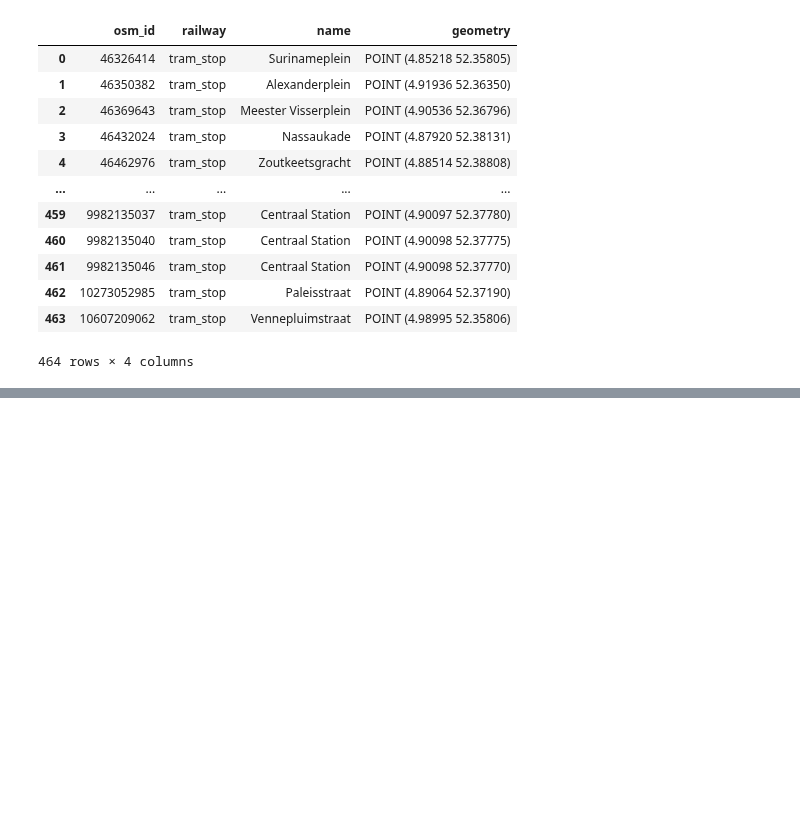
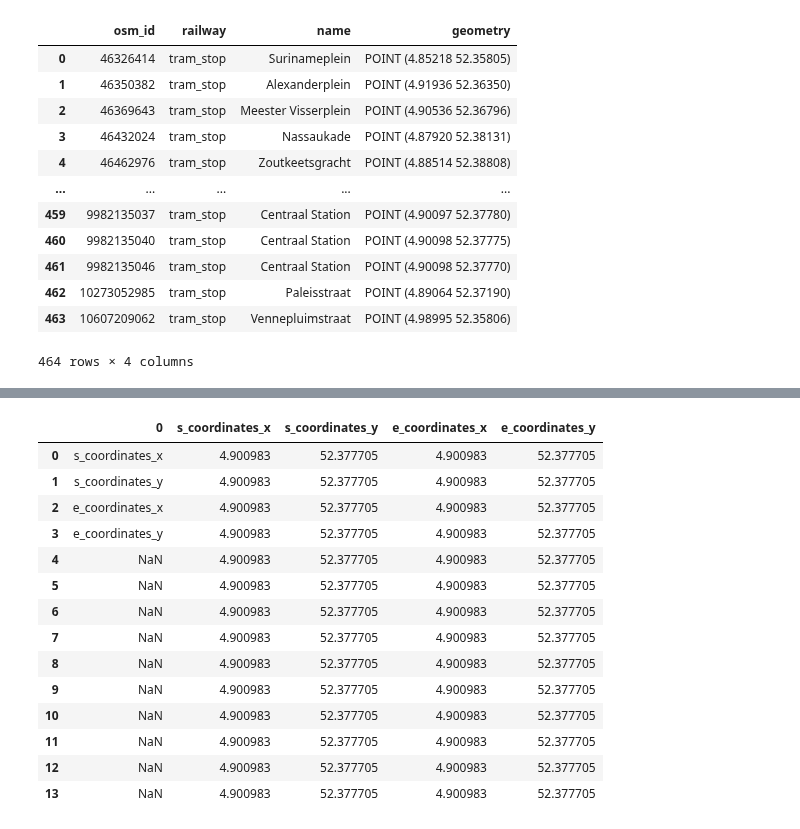
Before and after one commit to SYuGao/uvmt, a Jupyter notebook: notebooks/am_tram_network_modelling.ipynb, the cells around one changed output, grey strips where cells are left out. Cells and saved outputs as stored; diff of their text form; code cells hidden in the pictures; blank space fills up the shorter version.

Commit message:
try to creat am_tram_coordinates_pairs

```diff
--- a/notebooks/am_tram_network_modelling.ipynb
+++ b/notebooks/am_tram_network_modelling.ipynb
@@ -727,0 +771,6 @@ stations
+# %%
+df_stations_drop = pd.DataFrame(stations_drop)
+df_station_cetralB = pd.DataFrame(station_cetralB)
+df_station_cetralA = pd.DataFrame(station_cetralA)
+am_tram_stations = pd.concat([df_stations_drop, df_station_cetralB, df_station_cetralA])
+am_tram_stations
@@ -727,0 +791,2 @@ stations
+# %%
+am_tram_name = pd.read_excel(r'./am_tram_name.xlsx')
@@ -728,2 +811,37 @@ stations
+# %%
+am_tram_coordinates_pairs = pd.DataFrame(['s_coordinates_x', 's_coordinates_y', 'e_coordinates_x', 'e_coordinates_y',])
+# %%
+for index, row in am_tram_name.iterrows():
+    s_station_name = row['s_name']
+    matching_stations1 = am_tram_stations[am_tram_stations['name'] == station_name]
+    if len(matching_stations1) > 0:
+        matching_station = matching_stations1.iloc[0]
+        am_tram_coordinates_pairs.loc[index, 's_coordinates_x'] = matching_station['geo_x']
+        am_tram_coordinates_pairs.loc[index, 's_coordinates_y'] = matching_station['geo_y']
+
+    e_station_name = row['e_name']
+    matching_stations2 = am_tram_stations[am_tram_stations['name'] == station_name]
+    if len(matching_stations2) > 0:
+        matching_station = matching_stations2.iloc[0]
+        am_tram_coordinates_pairs.loc[index, 'e_coordinates_x'] = matching_station['geo_x']
+        am_tram_coordinates_pairs.loc[index, 'e_coordinates_y'] = matching_station['geo_y']
+# %%
+am_tram_coordinates_pairs
+# %% [output]
+|  | 0 | s_coordinates_x | s_coordinates_y | e_coordinates_x | e_coordinates_y |
+| 0 | s_coordinates_x | 4.900983 | 52.377705 | 4.900983 | 52.377705 |
+| 1 | s_coordinates_y | 4.900983 | 52.377705 | 4.900983 | 52.377705 |
+| 2 | e_coordinates_x | 4.900983 | 52.377705 | 4.900983 | 52.377705 |
+| 3 | e_coordinates_y | 4.900983 | 52.377705 | 4.900983 | 52.377705 |
+| 4 | NaN | 4.900983 | 52.377705 | 4.900983 | 52.377705 |
+| 5 | NaN | 4.900983 | 52.377705 | 4.900983 | 52.377705 |
+| 6 | NaN | 4.900983 | 52.377705 | 4.900983 | 52.377705 |
+| 7 | NaN | 4.900983 | 52.377705 | 4.900983 | 52.377705 |
+| 8 | NaN | 4.900983 | 52.377705 | 4.900983 | 52.377705 |
+| 9 | NaN | 4.900983 | 52.377705 | 4.900983 | 52.377705 |
+| 10 | NaN | 4.900983 | 52.377705 | 4.900983 | 52.377705 |
+| 11 | NaN | 4.900983 | 52.377705 | 4.900983 | 52.377705 |
+| 12 | NaN | 4.900983 | 52.377705 | 4.900983 | 52.377705 |
+| 13 | NaN | 4.900983 | 52.377705 | 4.900983 | 52.377705 |
 # %%
 type(stations)
```
Also changed, not shown: parts of 15 cells of this notebook, 7 other files.
